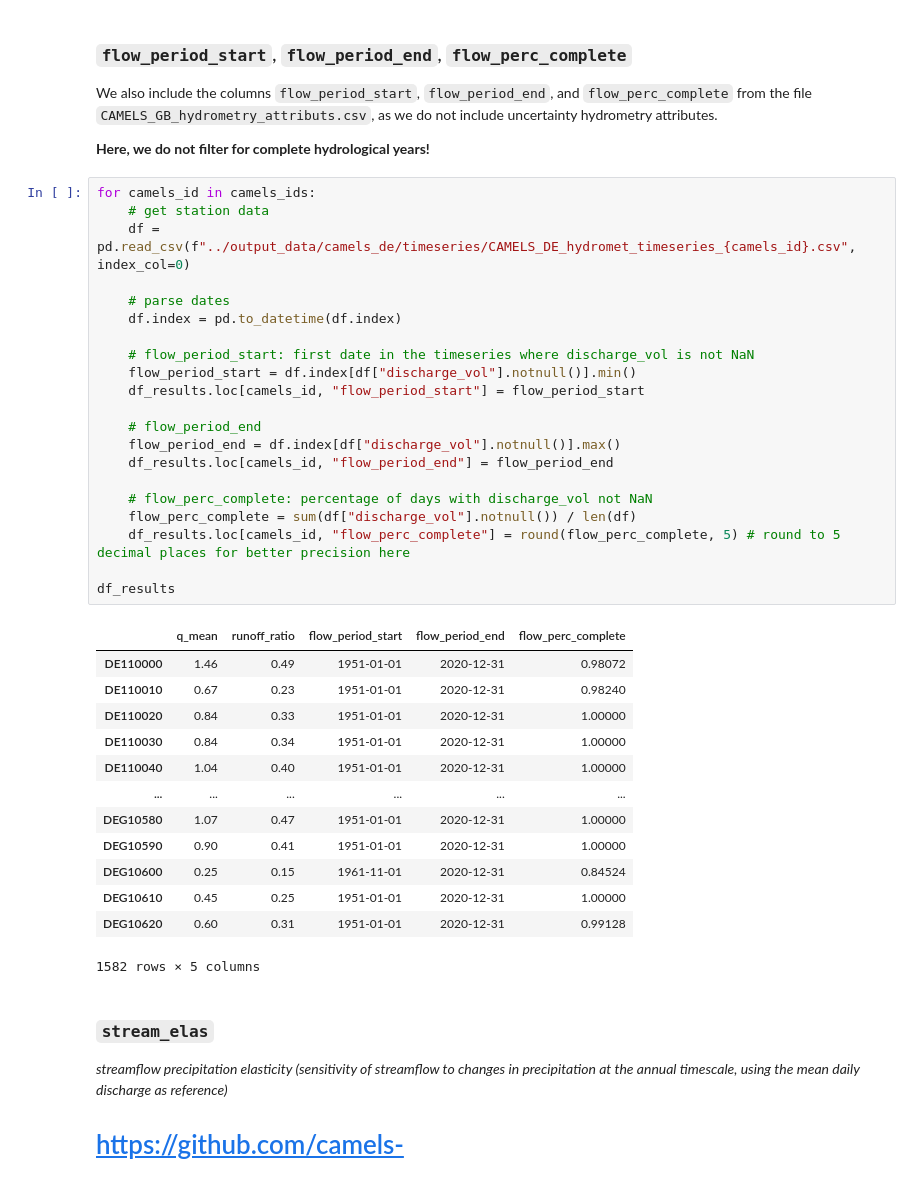
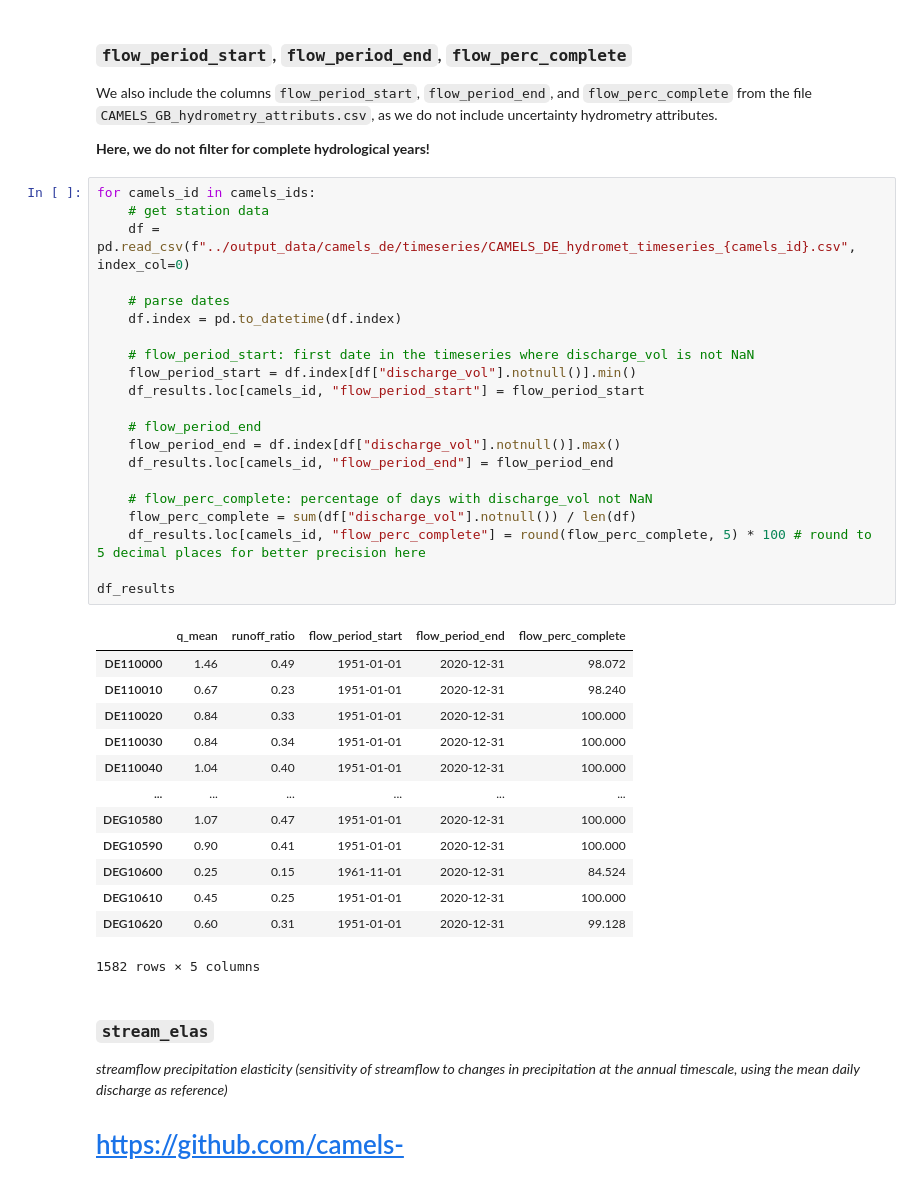
Before and after one commit to CAMELS-DE/camels_de, a Jupyter notebook: version1/scripts/08_hydrologic_attributes.ipynb, the cells around one changed output. Drawn from its saved outputs; the diff is of its cells as text.

Commit message:
flow_perc_complete in percent

```diff
--- a/version1/scripts/08_hydrologic_attributes.ipynb
+++ b/version1/scripts/08_hydrologic_attributes.ipynb
@@ -131,37 +131,37 @@ We also include the columns `flow_period_start`, `flow_period_end`, and `flow_pe
 # %%
 for camels_id in camels_ids:
     # get station data
     df = pd.read_csv(f"../output_data/camels_de/timeseries/CAMELS_DE_hydromet_timeseries_{camels_id}.csv", index_col=0)
 
     # parse dates
     df.index = pd.to_datetime(df.index)
 
     # flow_period_start: first date in the timeseries where discharge_vol is not NaN
     flow_period_start = df.index[df["discharge_vol"].notnull()].min()
     df_results.loc[camels_id, "flow_period_start"] = flow_period_start
 
     # flow_period_end
     flow_period_end = df.index[df["discharge_vol"].notnull()].max()
     df_results.loc[camels_id, "flow_period_end"] = flow_period_end
 
     # flow_perc_complete: percentage of days with discharge_vol not NaN
     flow_perc_complete = sum(df["discharge_vol"].notnull()) / len(df)
-    df_results.loc[camels_id, "flow_perc_complete"] = round(flow_perc_complete, 5) # round to 5 decimal places for better precision here
+    df_results.loc[camels_id, "flow_perc_complete"] = round(flow_perc_complete, 5) * 100 # round to 5 decimal places for better precision here
 
 df_results
 # %% [output]
 |  | q_mean | runoff_ratio | flow_period_start | flow_period_end | flow_perc_complete |
-| DE110000 | 1.46 | 0.49 | 1951-01-01 | 2020-12-31 | 0.98072 |
-| DE110010 | 0.67 | 0.23 | 1951-01-01 | 2020-12-31 | 0.98240 |
-| DE110020 | 0.84 | 0.33 | 1951-01-01 | 2020-12-31 | 1.00000 |
-| DE110030 | 0.84 | 0.34 | 1951-01-01 | 2020-12-31 | 1.00000 |
-| DE110040 | 1.04 | 0.40 | 1951-01-01 | 2020-12-31 | 1.00000 |
+| DE110000 | 1.46 | 0.49 | 1951-01-01 | 2020-12-31 | 98.072 |
+| DE110010 | 0.67 | 0.23 | 1951-01-01 | 2020-12-31 | 98.240 |
+| DE110020 | 0.84 | 0.33 | 1951-01-01 | 2020-12-31 | 100.000 |
+| DE110030 | 0.84 | 0.34 | 1951-01-01 | 2020-12-31 | 100.000 |
+| DE110040 | 1.04 | 0.40 | 1951-01-01 | 2020-12-31 | 100.000 |
 | ... | ... | ... | ... | ... | ... |
-| DEG10580 | 1.07 | 0.47 | 1951-01-01 | 2020-12-31 | 1.00000 |
-| DEG10590 | 0.90 | 0.41 | 1951-01-01 | 2020-12-31 | 1.00000 |
-| DEG10600 | 0.25 | 0.15 | 1961-11-01 | 2020-12-31 | 0.84524 |
-| DEG10610 | 0.45 | 0.25 | 1951-01-01 | 2020-12-31 | 1.00000 |
-| DEG10620 | 0.60 | 0.31 | 1951-01-01 | 2020-12-31 | 0.99128 |
+| DEG10580 | 1.07 | 0.47 | 1951-01-01 | 2020-12-31 | 100.000 |
+| DEG10590 | 0.90 | 0.41 | 1951-01-01 | 2020-12-31 | 100.000 |
+| DEG10600 | 0.25 | 0.15 | 1961-11-01 | 2020-12-31 | 84.524 |
+| DEG10610 | 0.45 | 0.25 | 1951-01-01 | 2020-12-31 | 100.000 |
+| DEG10620 | 0.60 | 0.31 | 1951-01-01 | 2020-12-31 | 99.128 |
 1582 rows × 5 columns
 # %% [markdown]
 ### `stream_elas`
```
Also changed, not shown: parts of 4 cells of this notebook.
